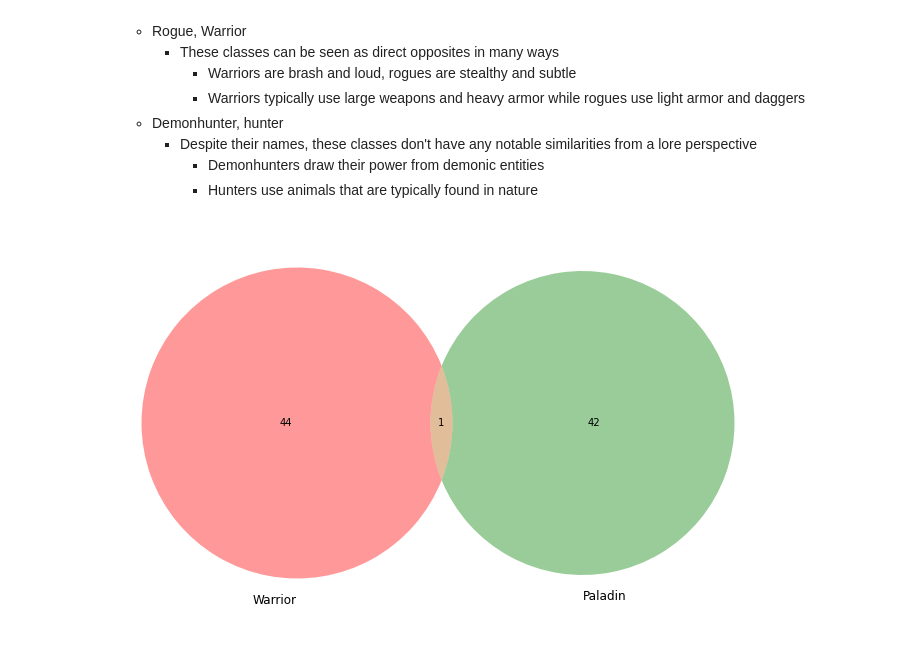
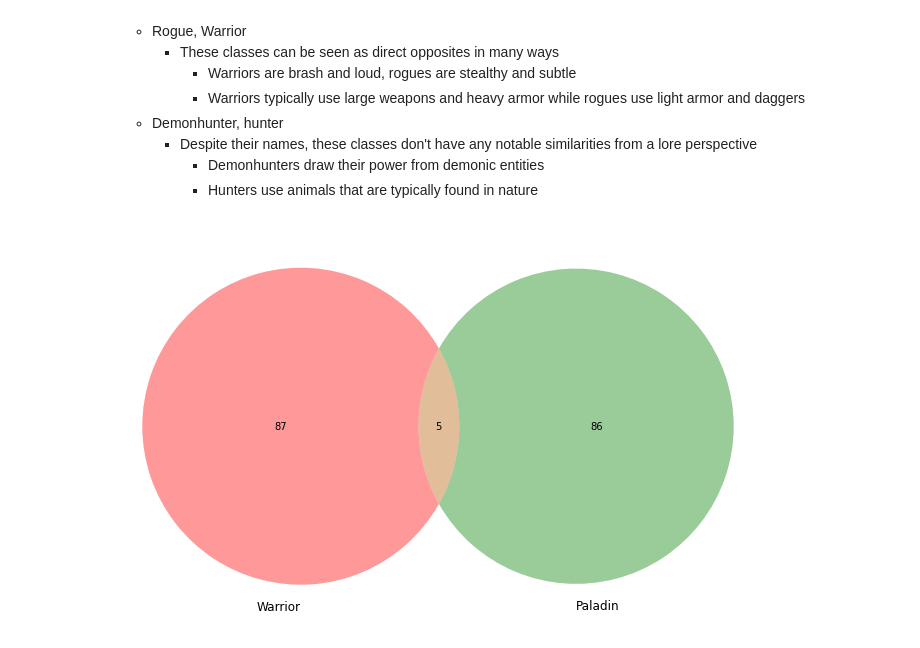
Before and after one commit to SamuelD-Data/hearthstone_project, a Jupyter notebook: hearthstone_project_notebook.ipynb, the cells around one changed output. Saved outputs shown, nothing was run; the diff lists cells and outputs as text; code cells hidden in the pictures.

Commit message:
corrected wrong numbers in original venn diagram, created initial subplot for venn diagram subplots

```diff
--- a/hearthstone_project_notebook.ipynb
+++ b/hearthstone_project_notebook.ipynb
@@ -1253,5 +1232,9 @@ warpal = minions[(minions.name_prime_hero_class == 'warrior') & (minions.name_se
+# %%
+warrior_cards = df[(df.is_warrior == 1) & (df.is_multiclass == 0)].shape[0]
+paladin_cards = df[(df.is_paladin == 1) & (df.is_multiclass == 0)].shape[0]
+warpal = df[(df.name_prime_hero_class == 'warrior') & (df.name_second_hero_class == 'paladin')].shape[0]
 # %%
-venn2(subsets = (warrior_mins, paladin_mins, warpal), set_labels = ('Warrior', 'Paladin'))
+venn2(subsets = (warrior_cards, paladin_cards, warpal), set_labels = ('Warrior', 'Paladin'))
 plt.show()
 # %% [output]
-[figure, old version]
+[figure, new version]
```
Also changed, not shown: parts of 6 cells of this notebook.
